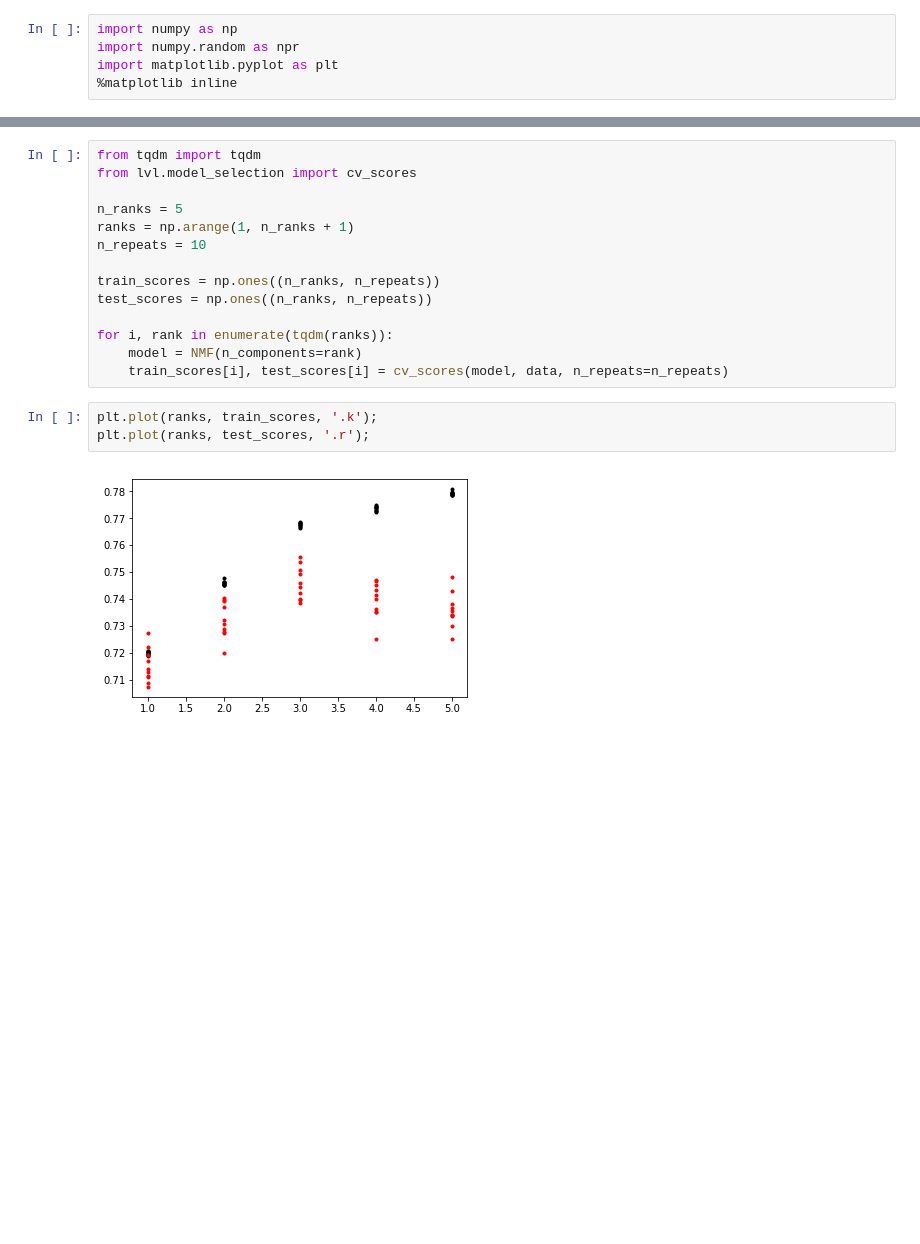
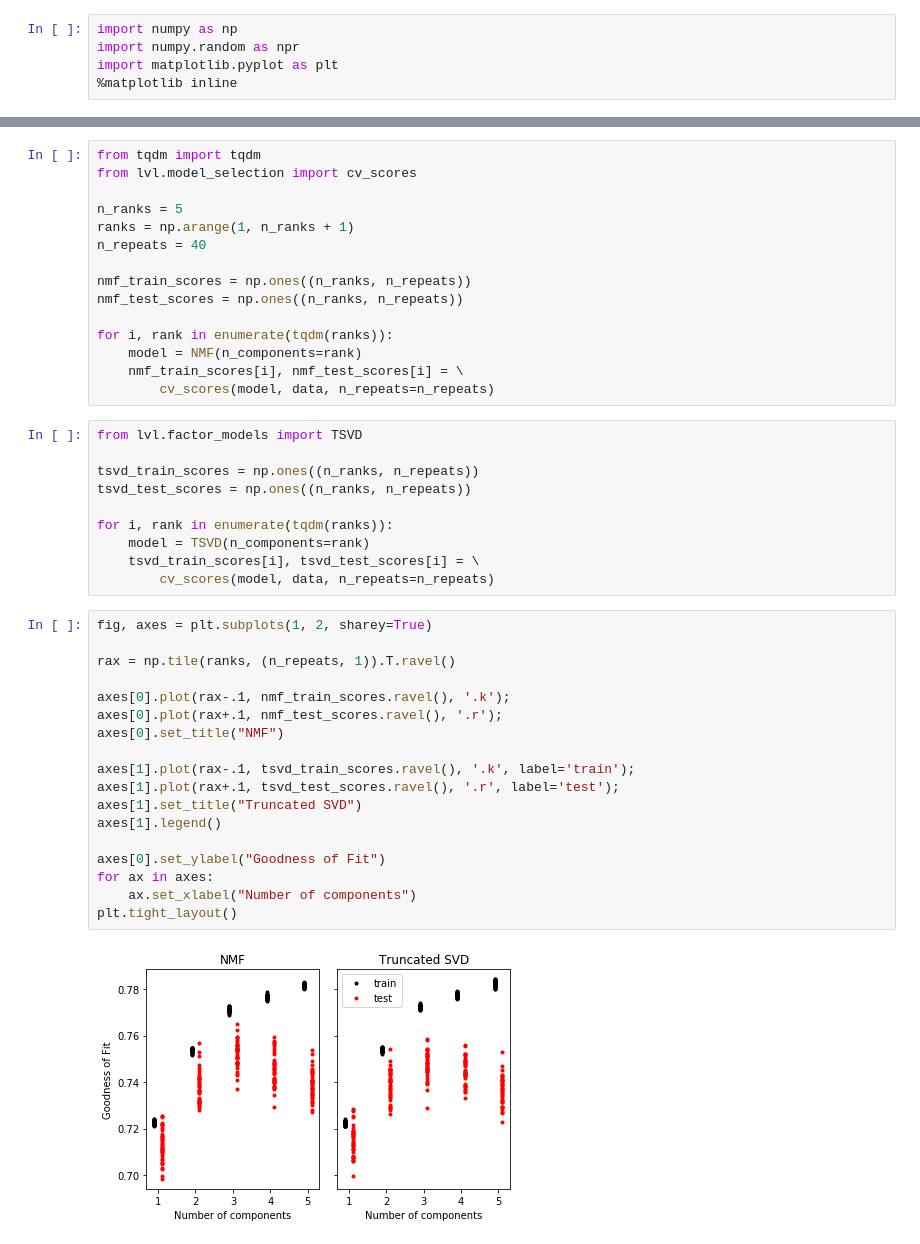
Before and after one commit to ahwillia/lvl, a Jupyter notebook: examples/NMF.ipynb, the cells around one changed output, grey strips where cells are left out. Saved outputs shown, nothing was run; the diff lists cells and outputs as text; blank space fills up the shorter version.

Commit message:
add truncated svd

```diff
--- a/examples/NMF.ipynb
+++ b/examples/NMF.ipynb
@@ -35,16 +34,42 @@ from lvl.model_selection import cv_scores
 
 n_ranks = 5
 ranks = np.arange(1, n_ranks + 1)
-n_repeats = 10
+n_repeats = 40
 
-train_scores = np.ones((n_ranks, n_repeats))
-test_scores = np.ones((n_ranks, n_repeats))
+nmf_train_scores = np.ones((n_ranks, n_repeats))
+nmf_test_scores = np.ones((n_ranks, n_repeats))
 
 for i, rank in enumerate(tqdm(ranks)):
     model = NMF(n_components=rank)
-    train_scores[i], test_scores[i] = cv_scores(model, data, n_repeats=n_repeats)
+    nmf_train_scores[i], nmf_test_scores[i] = \
+        cv_scores(model, data, n_repeats=n_repeats)
-# %%
-plt.plot(ranks, train_scores, '.k');
-plt.plot(ranks, test_scores, '.r');
-# %% [output]
-[figure, removed]
+# %%
+from lvl.factor_models import TSVD
+
+tsvd_train_scores = np.ones((n_ranks, n_repeats))
+tsvd_test_scores = np.ones((n_ranks, n_repeats))
+
+for i, rank in enumerate(tqdm(ranks)):
+    model = TSVD(n_components=rank)
+    tsvd_train_scores[i], tsvd_test_scores[i] = \
+        cv_scores(model, data, n_repeats=n_repeats)
+# %%
+fig, axes = plt.subplots(1, 2, sharey=True)
+
+rax = np.tile(ranks, (n_repeats, 1)).T.ravel()
+
+axes[0].plot(rax-.1, nmf_train_scores.ravel(), '.k');
+axes[0].plot(rax+.1, nmf_test_scores.ravel(), '.r');
+axes[0].set_title("NMF")
+
+axes[1].plot(rax-.1, tsvd_train_scores.ravel(), '.k', label='train');
+axes[1].plot(rax+.1, tsvd_test_scores.ravel(), '.r', label='test');
+axes[1].set_title("Truncated SVD")
+axes[1].legend()
+
+axes[0].set_ylabel("Goodness of Fit")
+for ax in axes:
+    ax.set_xlabel("Number of components")
+plt.tight_layout()
+# %% [output]
+[figure, added]
```
Also changed, not shown: parts of 3 cells of this notebook, 2 other files.
